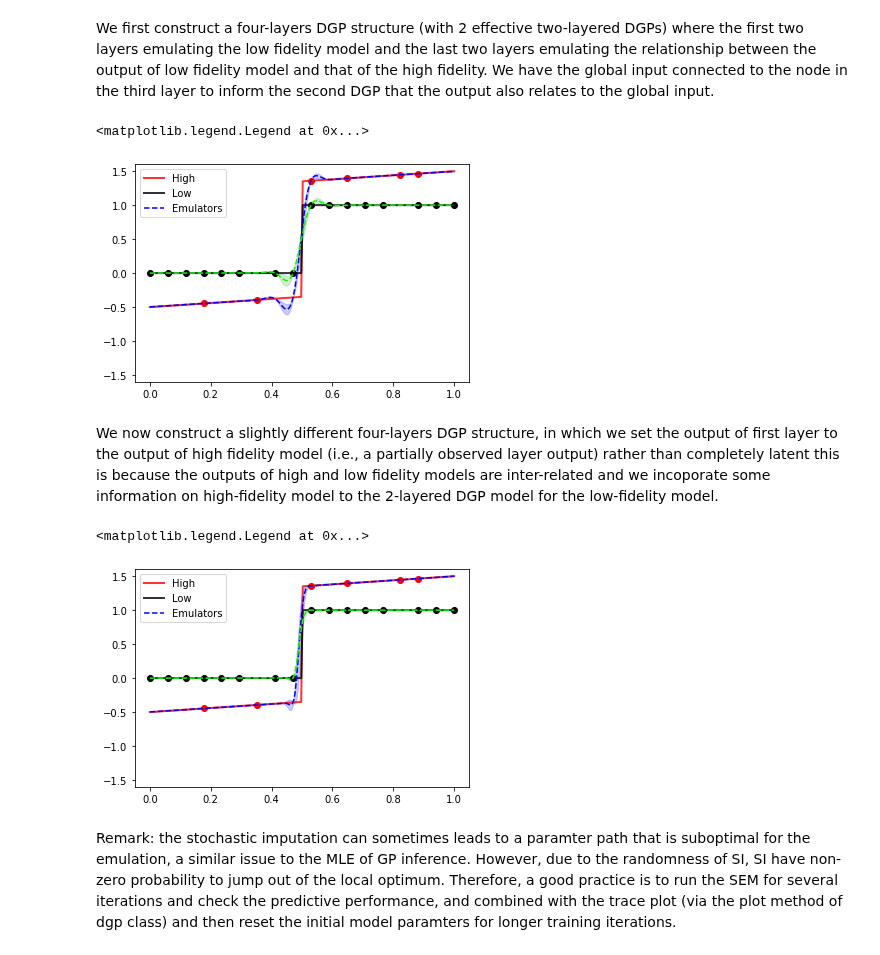
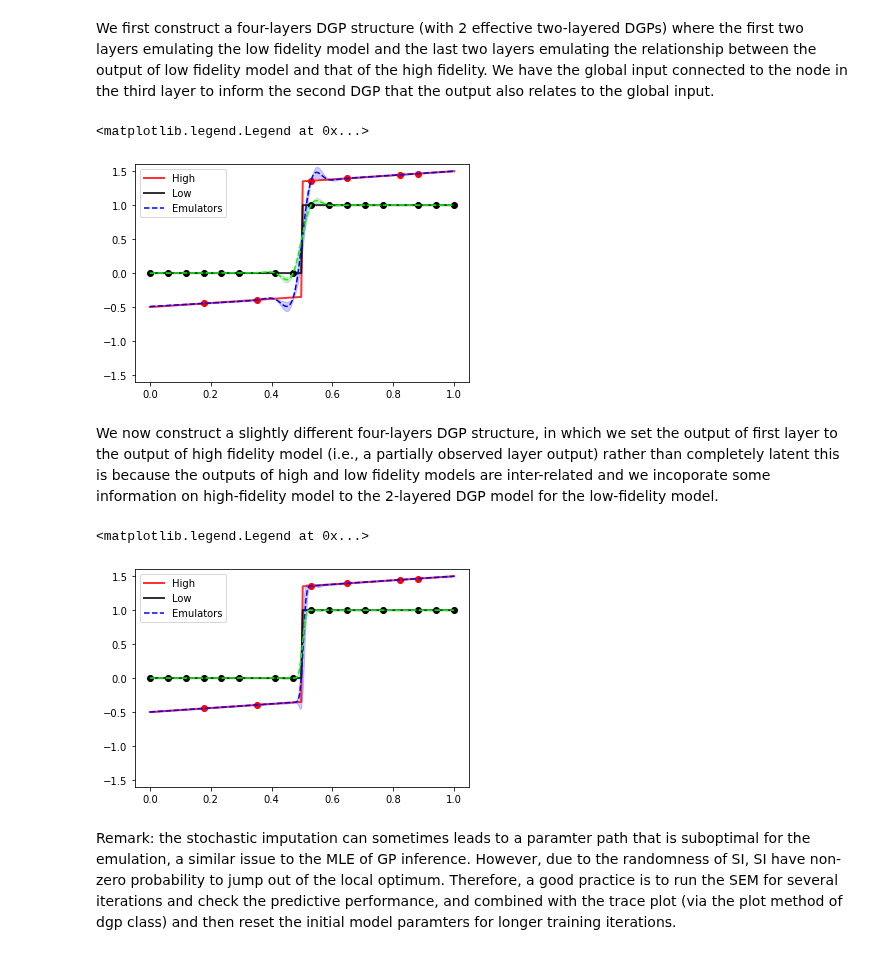
Before and after one commit to mingdeyu/DGP, a Jupyter notebook: synthetic_examples/bi_fidelity.ipynb, the cells around one changed output. Cells and saved outputs as stored; diff of their text form; code cells hidden in the pictures.

```diff
--- a/synthetic_examples/bi_fidelity.ipynb
+++ b/synthetic_examples/bi_fidelity.ipynb
@@ -119,29 +112,29 @@ mu,var=emu.predict(z, N=50, method='mean_var')
 # %%
 #Draw prediction for the high fidelity model
-s=np.sqrt(var.T)
-u=mu.T+2*s
-l=mu.T-2*s
-s2=np.sqrt(v2.T)
-u2=mu2.T+2*s2
-l2=mu2.T-2*s2
+s=np.sqrt(var[3])
+u=mu[3]+2*s
+l=mu[3]-2*s
+s2=np.sqrt(var[1])
+u2=mu[1]+2*s2
+l2=mu[1]-2*s2
 plt.plot(Xt,Yt1,color='r',alpha=0.8,lw=2)
 plt.plot(Xt,Yt2,color='black',alpha=0.8,lw=2)
 plt.scatter(X,Y1,color='r')
 plt.scatter(X,Y2,color='black')
 plt.ylim(-1.6,1.6)
-p=plt.plot(z,mu.T,'--',color='blue',alpha=1,lw=1.5)
-p=plt.plot(z,mu2.T,'--',color='lime',alpha=1,lw=1.5)
+p=plt.plot(z,mu[3],'--',color='blue',alpha=1,lw=1.5)
+p=plt.plot(z,mu[1],'--',color='lime',alpha=1,lw=1.5)
 plt.fill_between(Xt.flatten(), l.flatten(), u.flatten(), color='blue', alpha=0.2)
 plt.fill_between(Xt.flatten(), l2.flatten(), u2.flatten(), color='tab:green', alpha=0.2)
 plt.legend(["High","Low","Emulators",])
 # %% [output]
 <matplotlib.legend.Legend at 0x...>
-[figure, old version]
+[figure, new version]
 # %% [markdown]
 We now construct a slightly different four-layers DGP structure, in which we set the output of first layer to the output of high fidelity model (i.e., a partially observed layer output) rather than completely latent this is because the outputs of high and low fidelity models are inter-related and we incoporate some information on high-fidelity model to the 2-layered DGP model for the low-fidelity model.
 # %%
 layer1=[kernel(length=np.array([0.5]),name='sexp')]
-layer2=[kernel(length=np.array([1,5]),name='sexp',scale_est=1,connect=np.arange(1))]
+layer2=[kernel(length=np.array([1]),name='sexp',scale_est=1)]
 layer3=[kernel(length=np.array([1,5]),name='sexp',connect=np.arange(1))]
 layer4=[kernel(length=np.array([1]),name='sexp',scale_est=1)]
 all_layer=combine(layer1,layer2,layer3,layer4)
@@ -159,31 +152,27 @@ emu=emulator(final_layer_obj)
 # %%
 #Make predictions for both low and high fidelity models
 z=np.linspace(0,1,200)[:,None].reshape(-1,1)
-ker1=emu.all_layer[0][0]
-ker2=emu.all_layer[1][0]
-mu1,v1=ker1.gp_prediction(x=z,z=None)
-mu2,v2=ker2.linkgp_prediction(m=mu1.reshape(-1,1),v=v1.reshape(-1,1),z=z)
-mu,var=emu.predict(z, N=50, method='mean_var')
+mu,var=emu.predict(z, N=50, method='mean_var',full_layer=True)
 # %%
 #Draw prediction for the high fidelity model
-s=np.sqrt(var.T)
-u=mu.T+2*s
-l=mu.T-2*s
-s2=np.sqrt(v2.T)
-u2=mu2.T+2*s2
-l2=mu2.T-2*s2
+s=np.sqrt(var[3])
+u=mu[3]+2*s
+l=mu[3]-2*s
+s2=np.sqrt(var[1])
+u2=mu[1]+2*s2
+l2=mu[1]-2*s2
 plt.plot(Xt,Yt1,color='r',alpha=0.8,lw=2)
 plt.plot(Xt,Yt2,color='black',alpha=0.8,lw=2)
 plt.scatter(X,Y1,color='r')
 plt.scatter(X,Y2,color='black')
 plt.ylim(-1.6,1.6)
-p=plt.plot(z,mu.T,'--',color='blue',alpha=1,lw=1.5)
-p=plt.plot(z,mu2.T,'--',color='lime',alpha=1,lw=1.5)
+p=plt.plot(z,mu[3],'--',color='blue',alpha=1,lw=1.5)
+p=plt.plot(z,mu[1],'--',color='lime',alpha=1,lw=1.5)
 plt.fill_between(Xt.flatten(), l.flatten(), u.flatten(), color='blue', alpha=0.2)
 plt.fill_between(Xt.flatten(), l2.flatten(), u2.flatten(), color='tab:green', alpha=0.2)
 plt.legend(["High","Low","Emulators",])
 # %% [output]
 <matplotlib.legend.Legend at 0x...>
-[figure, old version]
+[figure, new version]
 # %% [markdown]
 Remark: the stochastic imputation can sometimes leads to a paramter path that is suboptimal for the emulation, a similar issue to the MLE of GP inference. However, due to the randomness of SI, SI have non-zero probability to jump out of the local optimum. Therefore, a good practice is to run the SEM for several iterations and check the predictive performance, and combined with the trace plot (via the plot method of dgp class) and then reset the initial model paramters for longer training iterations.
```
Also changed, not shown: parts of 4 cells of this notebook, 5 other files.
